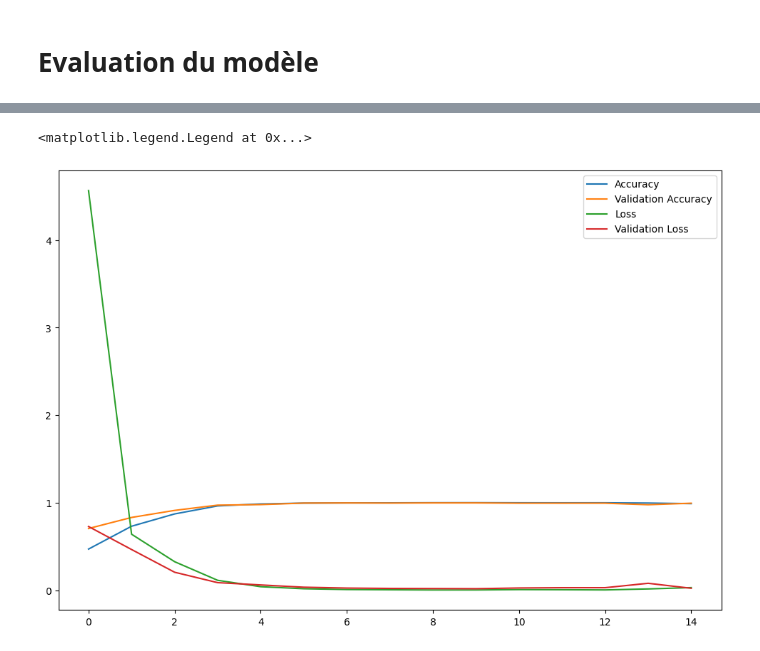
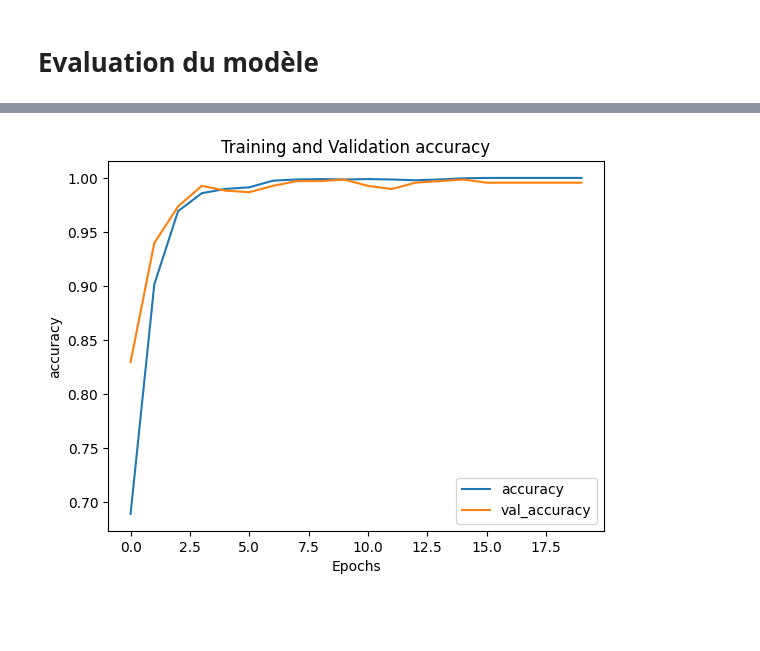
Before and after one commit to IliesChibane/Exploring-the-OPPORTUNITY-Dataset-for-Activity-Recognition, a Jupyter notebook: CNN_Classification.ipynb, the cells around one changed output, grey strips where cells are left out. Saved outputs shown, nothing was run; the diff lists cells and outputs as text; code cells hidden in the pictures; blank space fills up the shorter version.

```diff
--- a/CNN_Classification.ipynb
+++ b/CNN_Classification.ipynb
@@ -232,5 +64,5 @@ Drive already mounted at /content/drive; to attempt to forcibly remount, call dr
 # %%
-df = pd.read_csv("/content/drive/MyDrive/OpportunityUCIDataset/dataset/preprocessed_data.csv")
+df = pd.read_csv("/content/drive/MyDrive/Robotique/preprocessed_data.csv")
 
 df
 # %% [output]
@@ -323,9 +155,16 @@ def cnn_model(X_train, y_train, X_val, y_val, nbn_l, nbn_d, lr, bs, dp, v):
 
         model.compile(optimizer=Adam(learning_rate=lr),
                       loss='categorical_crossentropy',
-                      metrics=['accuracy'])
+                      metrics = [tf.keras.metrics.TruePositives(name='tp'),
+                        tf.keras.metrics.FalsePositives(name='fp'),
+                        tf.keras.metrics.TrueNegatives(name='tn'),
+                        tf.keras.metrics.FalseNegatives(name='fn'),
+                        'accuracy',
+                        tf.keras.metrics.Precision(name='precision'),
+                        tf.keras.metrics.Recall(name='recall'),
+                        tf.keras.metrics.AUC(name='auc')])
 
-        checkpointer = ModelCheckpoint(filepath='cnn_model_best.keras', monitor='val_accuracy', verbose=1, save_best_only=True)
+        checkpointer = ModelCheckpoint(filepath='cnn_model_best.keras', monitor='val_accuracy', verbose=0, save_best_only=True)
         early_stopping = EarlyStopping(monitor='val_loss', patience=5)
 
         history = model.fit(X_train, y_train, batch_size=bs, epochs=100, verbose=v, validation_data=(X_val, y_val), callbacks=[checkpointer, early_stopping])
@@ -496,10 +343,10 @@ Test accuracy: 0.9897058606147766
 # %%
-plt.figure(figsize=(12, 8))
 plt.plot(history.history['accuracy'], label='Accuracy')
 plt.plot(history.history['val_accuracy'], label='Validation Accuracy')
-plt.plot(history.history['loss'], label='Loss')
-plt.plot(history.history['val_loss'], label='Validation Loss')
-plt.legend()
+plt.xlabel("Epochs")
+plt.ylabel('accuracy')
+plt.legend(['accuracy', 'val_accuracy'])
+plt.title('Training and Validation accuracy')
+plt.show()
 # %% [output]
-<matplotlib.legend.Legend at 0x...>
-[figure, old version]
+[figure, new version]
```
Also changed, not shown: parts of 29 cells of this notebook, 2 other files.
